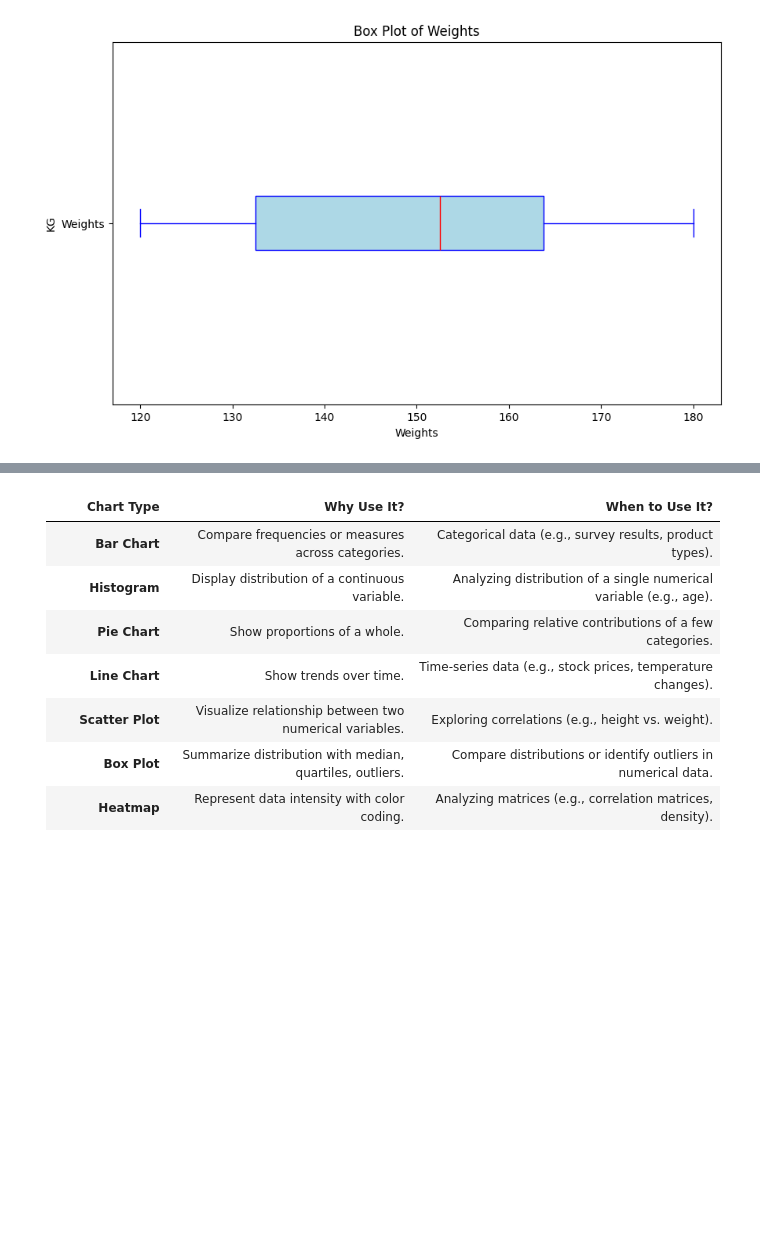
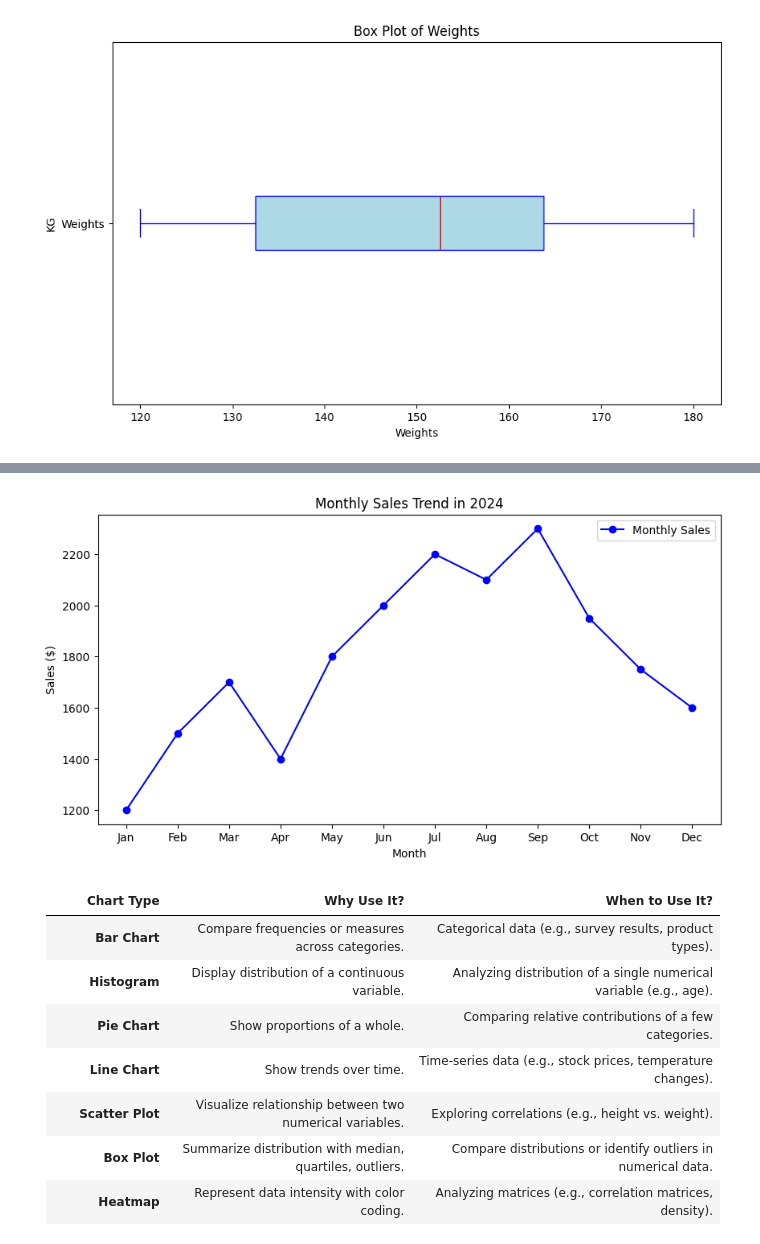
Before and after one commit to imranhasan22/handbook_imran, a Jupyter notebook: ai/Statistics.ipynb, the cells around one changed output, grey strips where cells are left out. Cells and saved outputs as stored; diff of their text form; code cells hidden in the pictures; blank space fills up the shorter version.

Commit message:
Line Chart Added

```diff
--- a/ai/Statistics.ipynb
+++ b/ai/Statistics.ipynb
@@ -203 +217,15 @@ plt.show()
+# %%
+months = ['Jan', 'Feb', 'Mar', 'Apr', 'May', 'Jun', 'Jul', 'Aug', 'Sep', 'Oct', 'Nov', 'Dec']
+sales = [1200, 1500, 1700, 1400, 1800, 2000, 2200, 2100, 2300, 1950, 1750, 1600]
+
+plt.figure(figsize=(10, 5))
+plt.plot(months, sales, marker='o', linestyle='-', color='b', label='Monthly Sales')
+
+plt.title('Monthly Sales Trend in 2024')
+plt.xlabel('Month')
+plt.ylabel('Sales ($)')
+plt.legend()
+plt.show()
+# %% [output]
+[figure, added]
 # %% [markdown]
```
Also changed, not shown: parts of 1 cell of this notebook.
